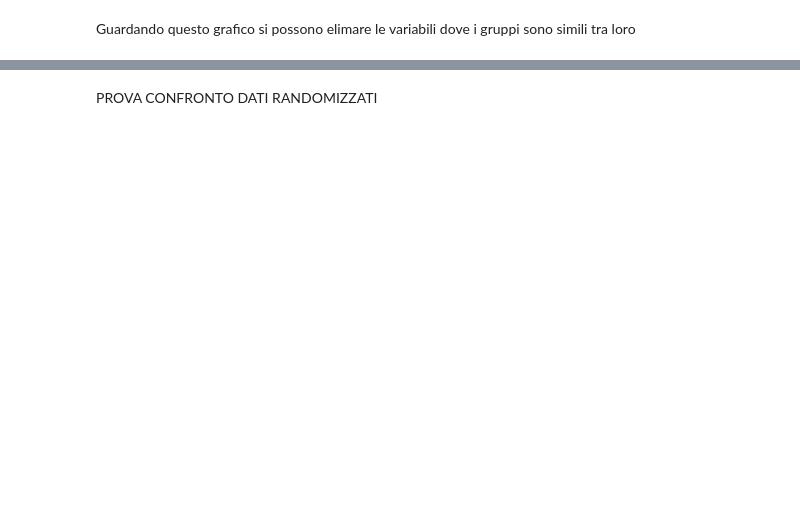
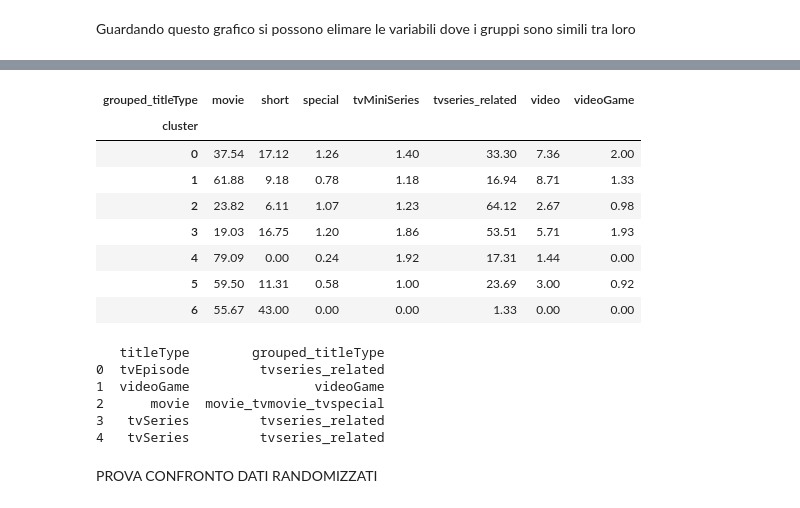
Before and after one commit to luigiascio/Data-Mining-I, a Jupyter notebook: DM1_project_clustering.ipynb, the cells around one changed output, grey strips where cells are left out. Saved outputs shown, nothing was run; the diff lists cells and outputs as text; code cells hidden in the pictures; blank space fills up the shorter version.

```diff
--- a/DM1_project_clustering.ipynb
+++ b/DM1_project_clustering.ipynb
@@ -259,3 +315,45 @@ Guardando questo grafico si possono elimare le variabili dove i gruppi sono simi
+# %%
+mapping = {
+    'short': 'short',
+    'tvShort': 'short',
+    'movie': 'movie',
+    'tvMovie': 'movie',
+    'tvSpecial': 'special',
+    'videogame': 'videogame',
+    'video': 'video',
+    'tvMiniseries': 'tvseries_related',
+    'tvSeries': 'tvseries_related',
+    'tvEpisode': 'tvseries_related'
+}
+
+df['grouped_titleType'] = df['titleType'].replace(mapping)
+# %%
+contingency_table = pd.crosstab(df['cluster'], df['grouped_titleType'])
+
+# Calcola la percentuale per ogni categoria in base al numero totale di unità statistiche nel cluster
+percentage_table = contingency_table.div(contingency_table.sum(axis=1), axis=0) * 100
+
+# Stampa la tabella delle percentuali
+percentage_table.round(2)
+# %% [output]
+| grouped_titleType | movie | short | special | tvMiniSeries | tvseries_related | video | videoGame |
+| cluster |  |  |  |  |  |  |  |
+| 0 | 37.54 | 17.12 | 1.26 | 1.40 | 33.30 | 7.36 | 2.00 |
+| 1 | 61.88 | 9.18 | 0.78 | 1.18 | 16.94 | 8.71 | 1.33 |
+| 2 | 23.82 | 6.11 | 1.07 | 1.23 | 64.12 | 2.67 | 0.98 |
+| 3 | 19.03 | 16.75 | 1.20 | 1.86 | 53.51 | 5.71 | 1.93 |
+| 4 | 79.09 | 0.00 | 0.24 | 1.92 | 17.31 | 1.44 | 0.00 |
+| 5 | 59.50 | 11.31 | 0.58 | 1.00 | 23.69 | 3.00 | 0.92 |
+| 6 | 55.67 | 43.00 | 0.00 | 0.00 | 1.33 | 0.00 | 0.00 |
+# %%
+print(df[['titleType', 'grouped_titleType']].head())
+# %% [output]
+   titleType        grouped_titleType
+0  tvEpisode         tvseries_related
+1  videoGame                videoGame
+2      movie  movie_tvmovie_tvspecial
+3   tvSeries         tvseries_related
+4   tvSeries         tvseries_related
 # %% [markdown]
 PROVA CONFRONTO DATI RANDOMIZZATI
 # %%
```
Also changed, not shown: parts of 12 cells of this notebook.
